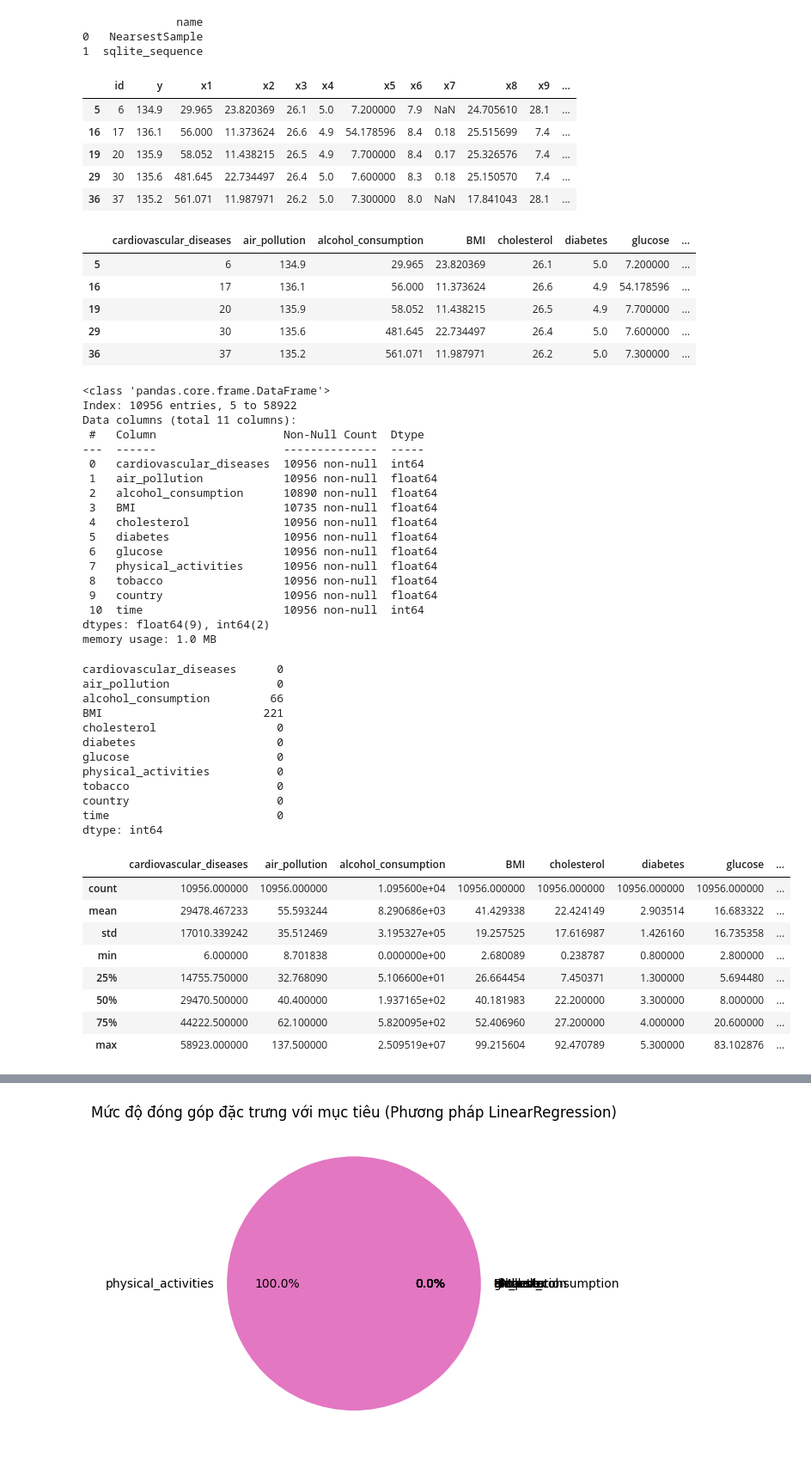
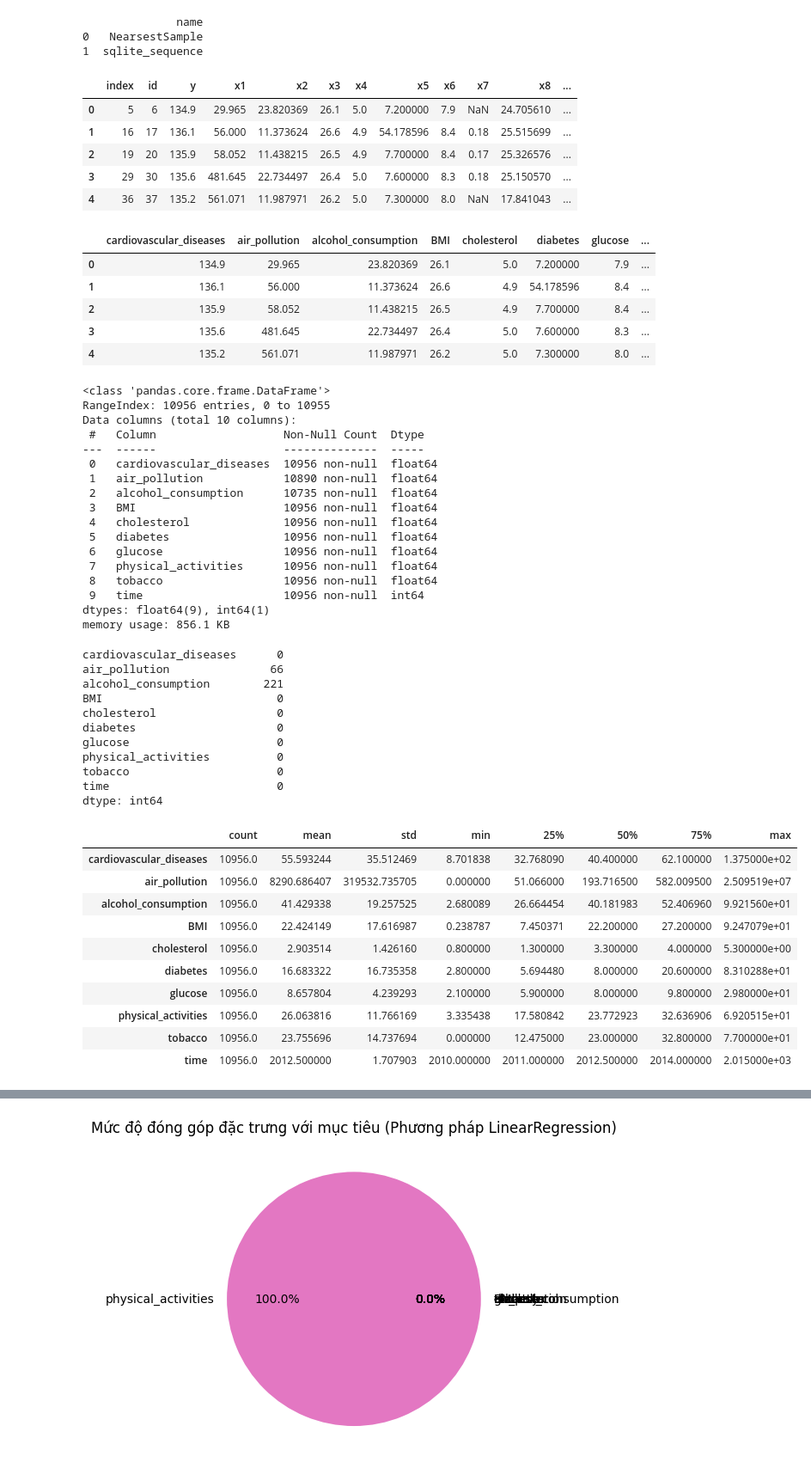
Before and after one commit to baolam/heart-disease-analysis, a Jupyter notebook: processing/draw_for_report.ipynb, the cells around one changed output, grey strips where cells are left out. Shown at 86% size. Saved outputs shown, nothing was run; the diff lists cells and outputs as text; code cells hidden in the pictures.

```diff
--- a/processing/draw_for_report.ipynb
+++ b/processing/draw_for_report.ipynb
@@ -74,79 +31,79 @@ print(tables)
 # %%
 df = pd.read_sql("SELECT * FROM NearsestSample", conn)
 # %%
-df = df[(df["TimeDim"] >= 2010) & (df["TimeDim"] <= 2015)]
+df = df[(df["TimeDim"] >= 2010) & (df["TimeDim"] <= 2015)].reset_index()
 
 df.head()
 # %% [output]
-|  | id | y | x1 | x2 | x3 | x4 | x5 | x6 | x7 | x8 | x9 | ... |
-| 5 | 6 | 134.9 | 29.965 | 23.820369 | 26.1 | 5.0 | 7.200000 | 7.9 | NaN | 24.705610 | 28.1 | ... |
-| 16 | 17 | 136.1 | 56.000 | 11.373624 | 26.6 | 4.9 | 54.178596 | 8.4 | 0.18 | 25.515699 | 7.4 | ... |
-| 19 | 20 | 135.9 | 58.052 | 11.438215 | 26.5 | 4.9 | 7.700000 | 8.4 | 0.17 | 25.326576 | 7.4 | ... |
-| 29 | 30 | 135.6 | 481.645 | 22.734497 | 26.4 | 5.0 | 7.600000 | 8.3 | 0.18 | 25.150570 | 7.4 | ... |
-| 36 | 37 | 135.2 | 561.071 | 11.987971 | 26.2 | 5.0 | 7.300000 | 8.0 | NaN | 17.841043 | 28.1 | ... |
+|  | index | id | y | x1 | x2 | x3 | x4 | x5 | x6 | x7 | x8 | ... |
+| 0 | 5 | 6 | 134.9 | 29.965 | 23.820369 | 26.1 | 5.0 | 7.200000 | 7.9 | NaN | 24.705610 | ... |
+| 1 | 16 | 17 | 136.1 | 56.000 | 11.373624 | 26.6 | 4.9 | 54.178596 | 8.4 | 0.18 | 25.515699 | ... |
+| 2 | 19 | 20 | 135.9 | 58.052 | 11.438215 | 26.5 | 4.9 | 7.700000 | 8.4 | 0.17 | 25.326576 | ... |
+| 3 | 29 | 30 | 135.6 | 481.645 | 22.734497 | 26.4 | 5.0 | 7.600000 | 8.3 | 0.18 | 25.150570 | ... |
+| 4 | 36 | 37 | 135.2 | 561.071 | 11.987971 | 26.2 | 5.0 | 7.300000 | 8.0 | NaN | 17.841043 | ... |
 # %%
 # %%
-df = df.drop(columns=["x7","SpatialDim"], errors="ignore")
-tables = ['cardiovascular_diseases', 'air_pollution', 'alcohol_consumption', 'BMI', 'cholesterol', 'diabetes', 'glucose', 'physical_activities', 'tobacco', 'country', 'time']
+df = df.drop(columns=["index","id","x7","SpatialDim"], errors="ignore")
+tables = ['cardiovascular_diseases', 'air_pollution', 'alcohol_consumption', 'BMI', 'cholesterol', 'diabetes', 'glucose', 'physical_activities', 'tobacco', 'time']
 df.columns = tables
 df.head()
 # %% [output]
 |  | cardiovascular_diseases | air_pollution | alcohol_consumption | BMI | cholesterol | diabetes | glucose | ... |
-| 5 | 6 | 134.9 | 29.965 | 23.820369 | 26.1 | 5.0 | 7.200000 | ... |
-| 16 | 17 | 136.1 | 56.000 | 11.373624 | 26.6 | 4.9 | 54.178596 | ... |
-| 19 | 20 | 135.9 | 58.052 | 11.438215 | 26.5 | 4.9 | 7.700000 | ... |
-| 29 | 30 | 135.6 | 481.645 | 22.734497 | 26.4 | 5.0 | 7.600000 | ... |
-| 36 | 37 | 135.2 | 561.071 | 11.987971 | 26.2 | 5.0 | 7.300000 | ... |
+| 0 | 134.9 | 29.965 | 23.820369 | 26.1 | 5.0 | 7.200000 | 7.9 | ... |
+| 1 | 136.1 | 56.000 | 11.373624 | 26.6 | 4.9 | 54.178596 | 8.4 | ... |
+| 2 | 135.9 | 58.052 | 11.438215 | 26.5 | 4.9 | 7.700000 | 8.4 | ... |
+| 3 | 135.6 | 481.645 | 22.734497 | 26.4 | 5.0 | 7.600000 | 8.3 | ... |
+| 4 | 135.2 | 561.071 | 11.987971 | 26.2 | 5.0 | 7.300000 | 8.0 | ... |
 # %%
 # %%
 df.info()
 # %% [output]
 <class 'pandas.core.frame.DataFrame'>
-Index: 10956 entries, 5 to 58922
-Data columns (total 11 columns):
+RangeIndex: 10956 entries, 0 to 10955
+Data columns (total 10 columns):
  #   Column                   Non-Null Count  Dtype
 ---  ------                   --------------  -----
- 0   cardiovascular_diseases  10956 non-null  int64
- 1   air_pollution            10956 non-null  float64
- 2   alcohol_consumption      10890 non-null  float64
- 3   BMI                      10735 non-null  float64
+ 0   cardiovascular_diseases  10956 non-null  float64
+ 1   air_pollution            10890 non-null  float64
+ 2   alcohol_consumption      10735 non-null  float64
+ 3   BMI                      10956 non-null  float64
  4   cholesterol              10956 non-null  float64
  5   diabetes                 10956 non-null  float64
  6   glucose                  10956 non-null  float64
  7   physical_activities      10956 non-null  float64
  8   tobacco                  10956 non-null  float64
- 9   country                  10956 non-null  float64
- 10  time                     10956 non-null  int64
-dtypes: float64(9), int64(2)
-memory usage: 1.0 MB
+ 9   time                     10956 non-null  int64
+dtypes: float64(9), int64(1)
+memory usage: 856.1 KB
 # %%
 # %%
 df.isnull().sum()
 # %% [output]
 cardiovascular_diseases      0
-air_pollution                0
-alcohol_consumption         66
-BMI                        221
+air_pollution               66
+alcohol_consumption        221
+BMI                          0
 cholesterol                  0
 diabetes                     0
 glucose                      0
 physical_activities          0
 tobacco                      0
-country                      0
 time                         0
 dtype: int64
 # %%
 # %%
 df = df.fillna(df.mean(numeric_only=True))
 # %%
-df.describe()
+df.describe().T
 # %% [output]
-|  | cardiovascular_diseases | air_pollution | alcohol_consumption | BMI | cholesterol | diabetes | glucose | ... |
-| count | 10956.000000 | 10956.000000 | 1.095600e+04 | 10956.000000 | 10956.000000 | 10956.000000 | 10956.000000 | ... |
-| mean | 29478.467233 | 55.593244 | 8.290686e+03 | 41.429338 | 22.424149 | 2.903514 | 16.683322 | ... |
-| std | 17010.339242 | 35.512469 | 3.195327e+05 | 19.257525 | 17.616987 | 1.426160 | 16.735358 | ... |
-| min | 6.000000 | 8.701838 | 0.000000e+00 | 2.680089 | 0.238787 | 0.800000 | 2.800000 | ... |
-| 25% | 14755.750000 | 32.768090 | 5.106600e+01 | 26.664454 | 7.450371 | 1.300000 | 5.694480 | ... |
-| 50% | 29470.500000 | 40.400000 | 1.937165e+02 | 40.181983 | 22.200000 | 3.300000 | 8.000000 | ... |
-| 75% | 44222.500000 | 62.100000 | 5.820095e+02 | 52.406960 | 27.200000 | 4.000000 | 20.600000 | ... |
-| max | 58923.000000 | 137.500000 | 2.509519e+07 | 99.215604 | 92.470789 | 5.300000 | 83.102876 | ... |
+|  | count | mean | std | min | 25% | 50% | 75% | max |
+| cardiovascular_diseases | 10956.0 | 55.593244 | 35.512469 | 8.701838 | 32.768090 | 40.400000 | 62.100000 | 1.375000e+02 |
+| air_pollution | 10956.0 | 8290.686407 | 319532.735705 | 0.000000 | 51.066000 | 193.716500 | 582.009500 | 2.509519e+07 |
+| alcohol_consumption | 10956.0 | 41.429338 | 19.257525 | 2.680089 | 26.664454 | 40.181983 | 52.406960 | 9.921560e+01 |
+| BMI | 10956.0 | 22.424149 | 17.616987 | 0.238787 | 7.450371 | 22.200000 | 27.200000 | 9.247079e+01 |
+| cholesterol | 10956.0 | 2.903514 | 1.426160 | 0.800000 | 1.300000 | 3.300000 | 4.000000 | 5.300000e+00 |
+| diabetes | 10956.0 | 16.683322 | 16.735358 | 2.800000 | 5.694480 | 8.000000 | 20.600000 | 8.310288e+01 |
+| glucose | 10956.0 | 8.657804 | 4.239293 | 2.100000 | 5.900000 | 8.000000 | 9.800000 | 2.980000e+01 |
+| physical_activities | 10956.0 | 26.063816 | 11.766169 | 3.335438 | 17.580842 | 23.772923 | 32.636906 | 6.920515e+01 |
+| tobacco | 10956.0 | 23.755696 | 14.737694 | 0.000000 | 12.475000 | 23.000000 | 32.800000 | 7.700000e+01 |
+| time | 10956.0 | 2012.500000 | 1.707903 | 2010.000000 | 2011.000000 | 2012.500000 | 2014.000000 | 2.015000e+03 |
```
Also changed, not shown: parts of 6 cells of this notebook, 1 other file.
